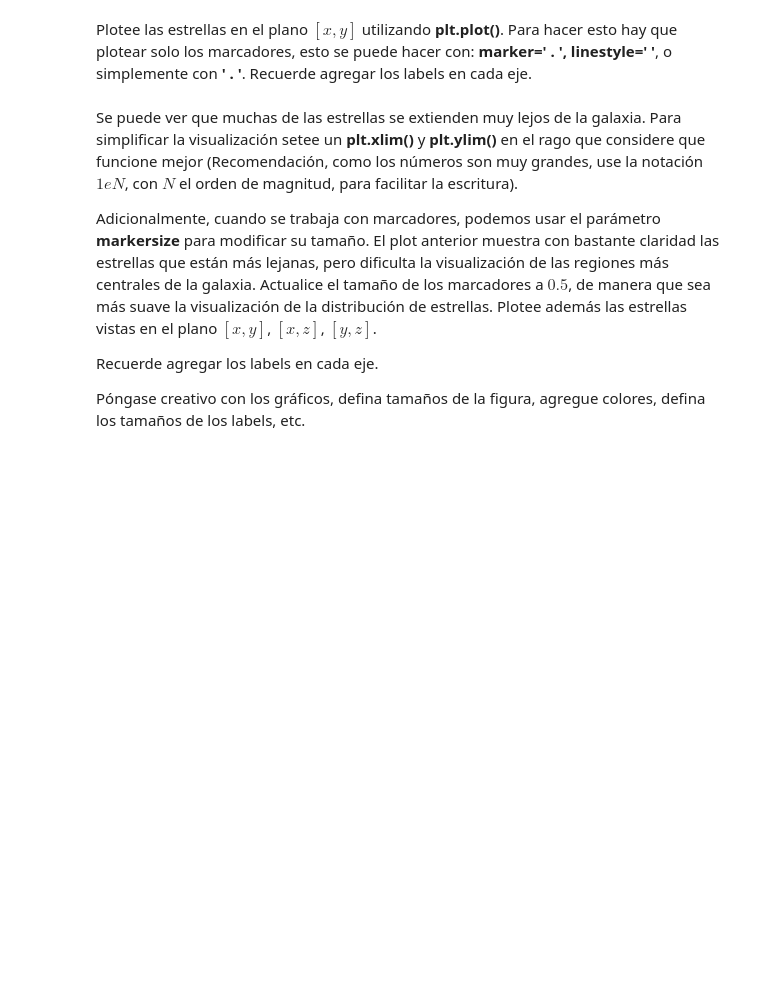
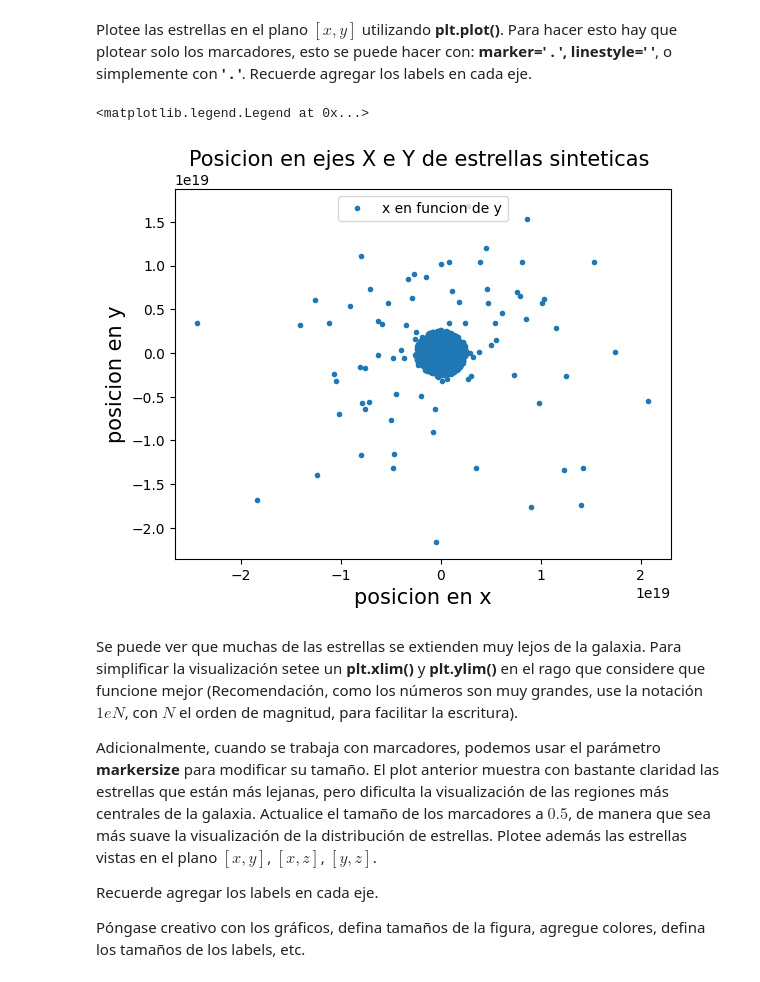
Before and after one commit to benjaaamin-waaa/Tarea-1, a Jupyter notebook: Tarea_1.ipynb, the cells around one changed output. Drawn from its saved outputs; the diff is of its cells as text; code cells hidden in the pictures; blank space fills up the shorter version.

```diff
--- a/Tarea_1.ipynb
+++ b/Tarea_1.ipynb
@@ -260,6 +449,8 @@ Como ultimo paso, agregue una grilla con **plt.grid(True)**. Además añada un t
 El archivo **galaxy2.csv** contiene datos de la posición de estrellas sintéticas de una galaxia. Al igual que en la sección anterior, cargue los datos utilizando **pd.read_csv()**.
 # %%
 # Carge y abra el archivo
+path2 = '/content/drive/MyDrive/galaxy2.csv'
+df_galaxy=pd.read_csv(path2)
 # %% [markdown]
 Vea los primeros 10 elementos del dataframe. ¿Qué tipo de información puede encontrar? Dado el nombre de las columnas, ¿en qué unidades se encuentran?
 
@@ -267,5 +478,18 @@ Vea los primeros 10 elementos del dataframe. ¿Qué tipo de información puede e
 # %% [markdown]
 Plotee las estrellas en el plano $[x, y]$ utilizando **plt.plot()**. Para hacer esto hay que plotear solo los marcadores, esto se puede hacer con: **marker=' . ', linestyle='  '**, o simplemente con **' . '**. Recuerde agregar los labels en cada eje.
+# %%
+columna_x=df_galaxy['x[m]']
+columna_y=df_galaxy['y[m]']
+columna_z=df_galaxy['z[m]']
+
+plt.plot(columna_x,columna_y, marker='.',linestyle='',label='x en funcion de y')
+plt.ylabel('posicion en y',fontsize=15)
+plt.xlabel('posicion en x',fontsize=15)
+plt.title('Posicion en ejes X e Y de estrellas sinteticas ', fontsize=15)
+plt.legend(loc='upper center')
+# %% [output]
+<matplotlib.legend.Legend at 0x...>
+[figure, added]
 # %% [markdown]
 Se puede ver que muchas de las estrellas se extienden muy lejos de la galaxia. Para simplificar la visualización setee un **plt.xlim()** y **plt.ylim()** en el rago que considere que funcione mejor (Recomendación, como los números son muy grandes, use la notación $1eN$, con $N$ el orden de magnitud, para facilitar la escritura).
 
```
Also changed, not shown: parts of 30 cells of this notebook.
